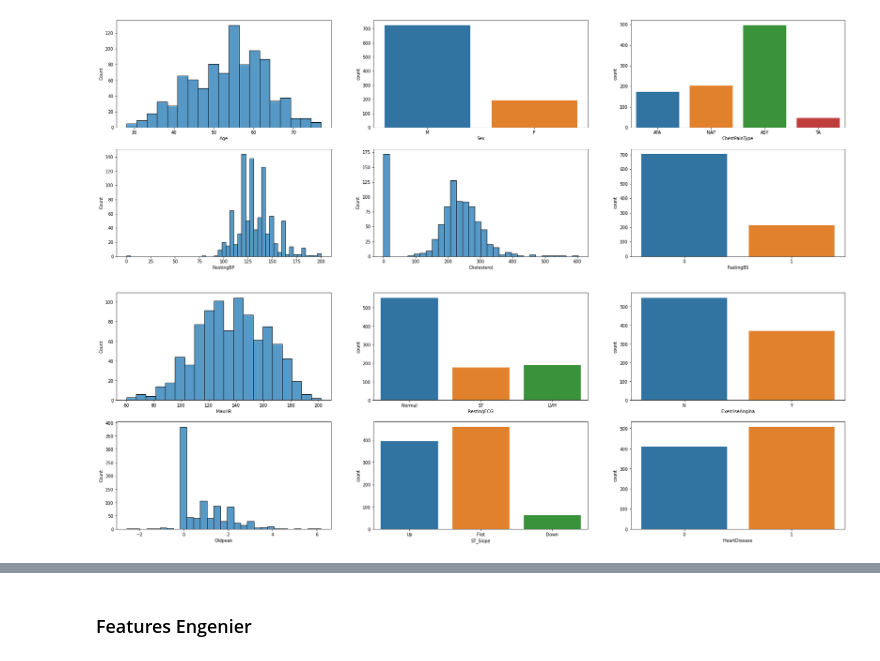
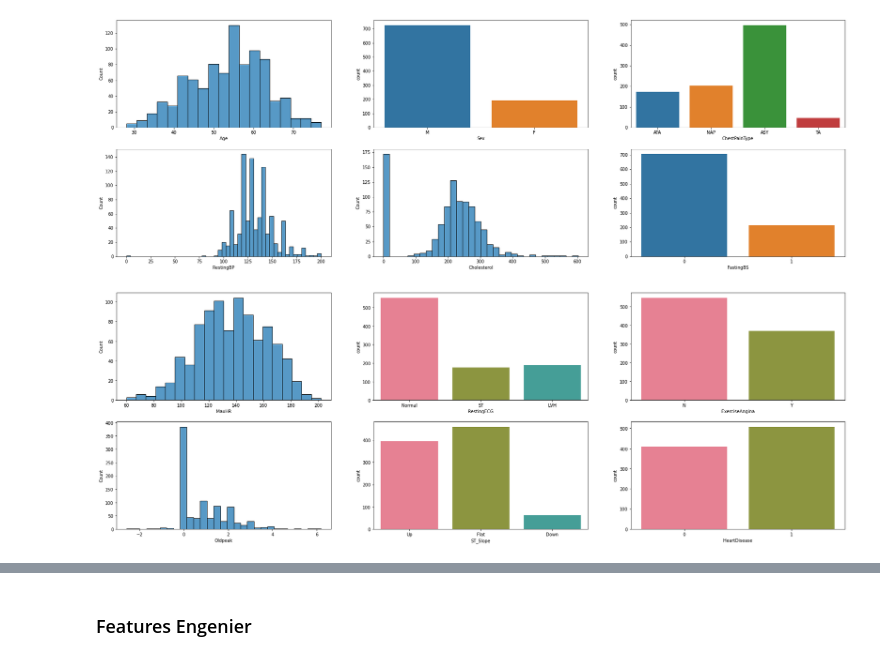
Before and after one commit to Gefte/API-for-Data-Science, a Jupyter notebook: models/data_analise.ipynb, the cells around one changed output, grey strips where cells are left out. Saved outputs shown, nothing was run; the diff lists cells and outputs as text; code cells hidden in the pictures.

Commit message:
modified:   models/data_analise.ipynb 	modified:   models/pipeline_model.py

```diff
--- a/models/data_analise.ipynb
+++ b/models/data_analise.ipynb
@@ -117,13 +121,14 @@ plt.show()
 # %% [output]
 [figure]
 # %%
+palette = sns.color_palette("husl", 4)
 fig, ax = plt.subplots(2, 3, figsize=(30, 10))
-sns.histplot(x="MaxHR", data=df, ax=ax[0, 0])
-sns.countplot(x="RestingECG", data=df, ax=ax[0, 1])
-sns.countplot(x="ExerciseAngina", data=df, ax=ax[0, 2])
-sns.histplot(x="Oldpeak", data=df, ax=ax[1, 0])
-sns.countplot(x="ST_Slope", data=df, ax=ax[1, 1])
-sns.countplot(x="HeartDisease", data=df, ax=ax[1, 2])
+sns.histplot(x="MaxHR", data=df, ax=ax[0, 0],palette=palette)
+sns.countplot(x="RestingECG", data=df, ax=ax[0, 1],palette=palette)
+sns.countplot(x="ExerciseAngina", data=df, ax=ax[0, 2],palette=palette)
+sns.histplot(x="Oldpeak", data=df, ax=ax[1, 0],palette=palette)
+sns.countplot(x="ST_Slope", data=df, ax=ax[1, 1],palette=palette)
+sns.countplot(x="HeartDisease", data=df, ax=ax[1, 2],palette=palette)
 plt.show()
 # %% [output]
-[figure, old version]
+[figure, new version]
```
Also changed, not shown: parts of 3 cells of this notebook, 1 other file.
